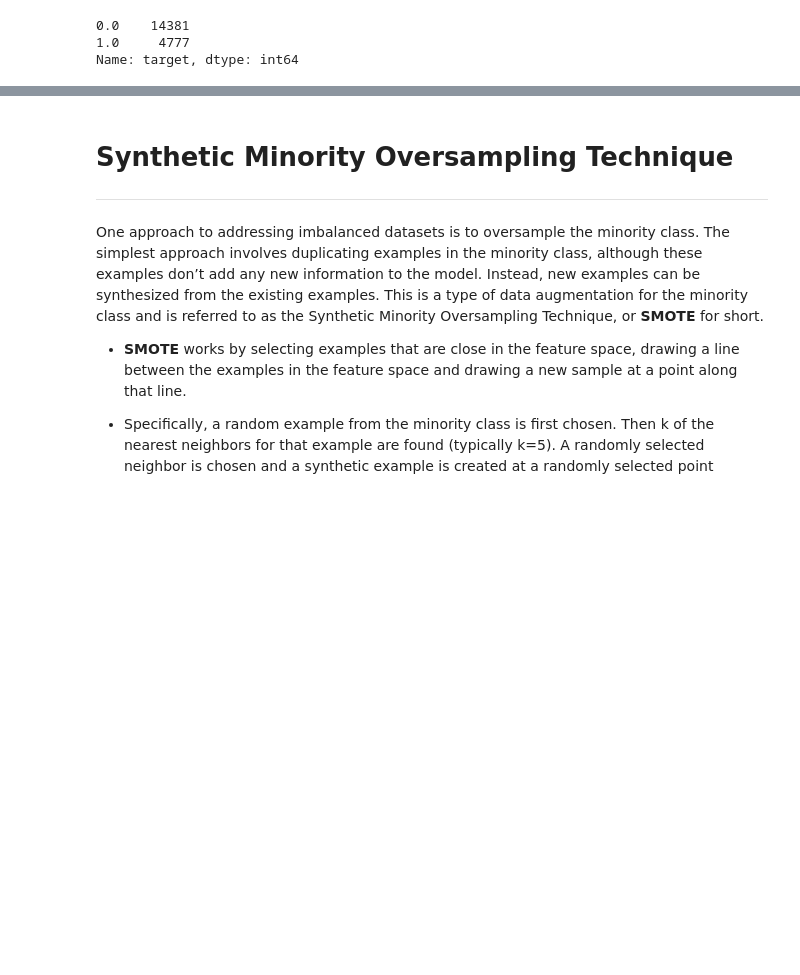
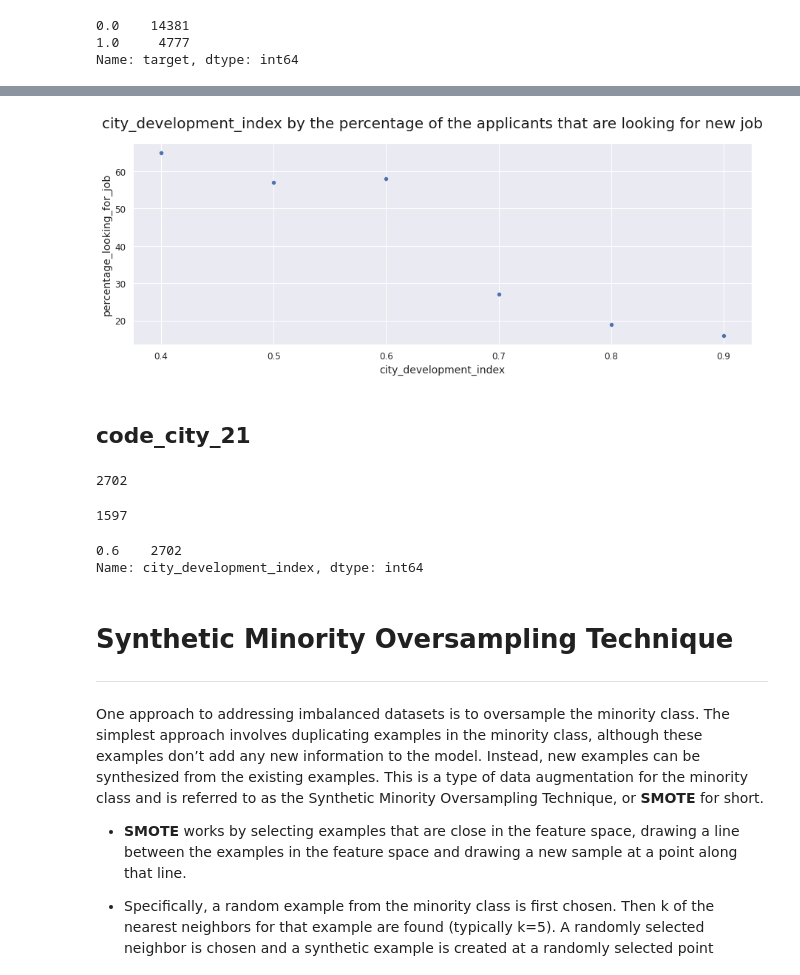
Before and after one commit to Amine-OMRI/HR-Analytics, a Jupyter notebook: HR_Analytics_Modeling_Stacking.ipynb, the cells around one changed output, grey strips where cells are left out. Drawn from its saved outputs; the diff is of its cells as text; code cells hidden in the pictures; blank space fills up the shorter version.

Commit message:
Investing the city developpment index

```diff
--- a/HR_Analytics_Modeling_Stacking.ipynb
+++ b/HR_Analytics_Modeling_Stacking.ipynb
@@ -96,0 +115,7 @@ aug_train.drop(['Unnamed: 0'], axis=1, inplace= True)
+# %%
+city_dev_indx_by_looking_for_job = pd.DataFrame()
+city_dev_indx_by_looking_for_job["city_development_index"] = aug_train.city_development_index.value_counts().index
+city_dev_indx_by_looking_for_job["city_development_index"] = city_dev_indx_by_looking_for_job["city_development_index"].round(1)
+city_dev_indx_by_looking_for_job.drop_duplicates(subset=['city_development_index'], inplace=True)
+city_dev_indx_by_looking_for_job.reset_index(drop=True, inplace=True)
+city_dev_indx_by_looking_for_job
@@ -96,0 +130,10 @@ aug_train.drop(['Unnamed: 0'], axis=1, inplace= True)
+# %%
+percentage_looking_for_job = list()
+for city_dev_idx in city_dev_indx_by_looking_for_job.city_development_index:
+
+  nbr_looking_for_job = aug_train[(aug_train.city_development_index_rounded == city_dev_idx) & (aug_train.target == 1.0)].shape[0]
+  nbr_total_for_city_dev_idx = aug_train[aug_train.city_development_index_rounded == city_dev_idx].shape[0]
+  percentage_looking_for_job.append(np.round(100 * (nbr_looking_for_job / nbr_total_for_city_dev_idx)))
+# %%
+city_dev_indx_by_looking_for_job["percentage_looking_for_job"] = percentage_looking_for_job
+city_dev_indx_by_looking_for_job.sort_values(["city_development_index"]).head()
@@ -96,0 +147,24 @@ aug_train.drop(['Unnamed: 0'], axis=1, inplace= True)
+# %%
+sns.scatterplot(data=city_dev_indx_by_looking_for_job, x="city_development_index", y="percentage_looking_for_job")
+plt.suptitle('city_development_index by the percentage of the applicants that are looking for new job', fontsize=20)
+plt.xlabel('city_development_index', fontsize=14)
+plt.ylabel('percentage_looking_for_job', fontsize=14)
+plt.xticks(rotation=0)
+plt.show()
+# %% [output]
+[figure, added]
+# %% [markdown]
+## code_city_21
+# %%
+aug_train[aug_train.code_city_21 == 1].shape[0]
+# %% [output]
+2702
+# %%
+aug_train[(aug_train.code_city_21 == 1) & (aug_train.target==1.0)].shape[0]
+# %% [output]
+1597
+# %%
+aug_train[aug_train.code_city_21 == 1].city_development_index.round(1).value_counts()
+# %% [output]
+0.6    2702
+Name: city_development_index, dtype: int64
```
Also changed, not shown: parts of 51 cells of this notebook.
